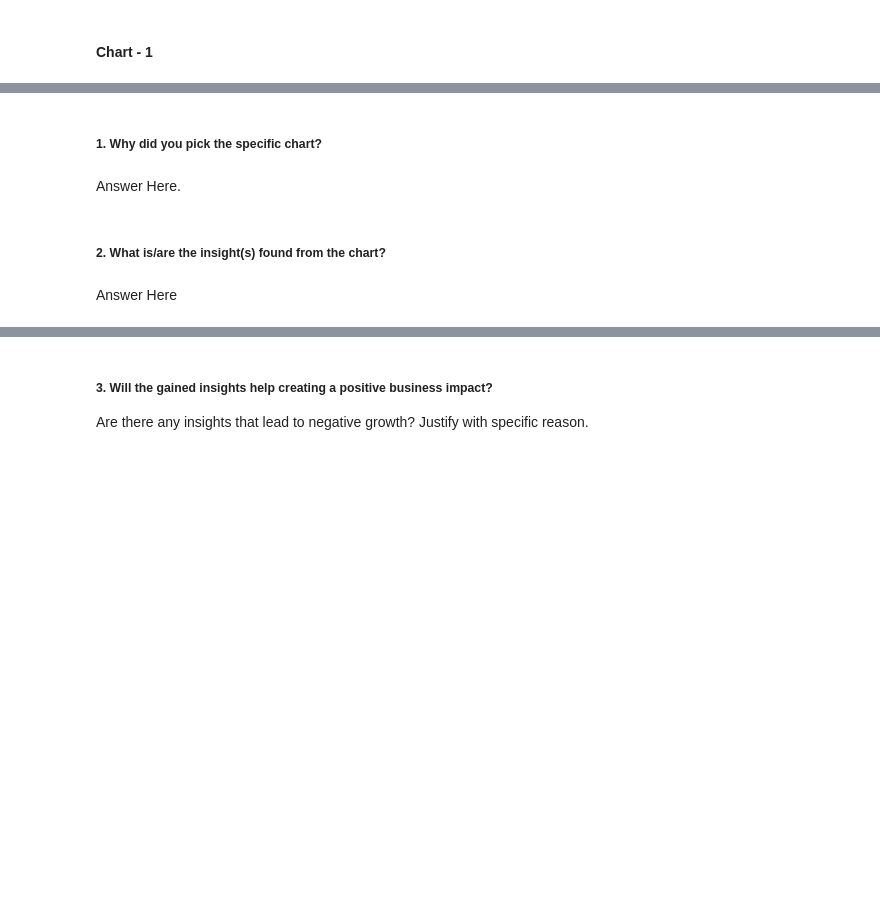
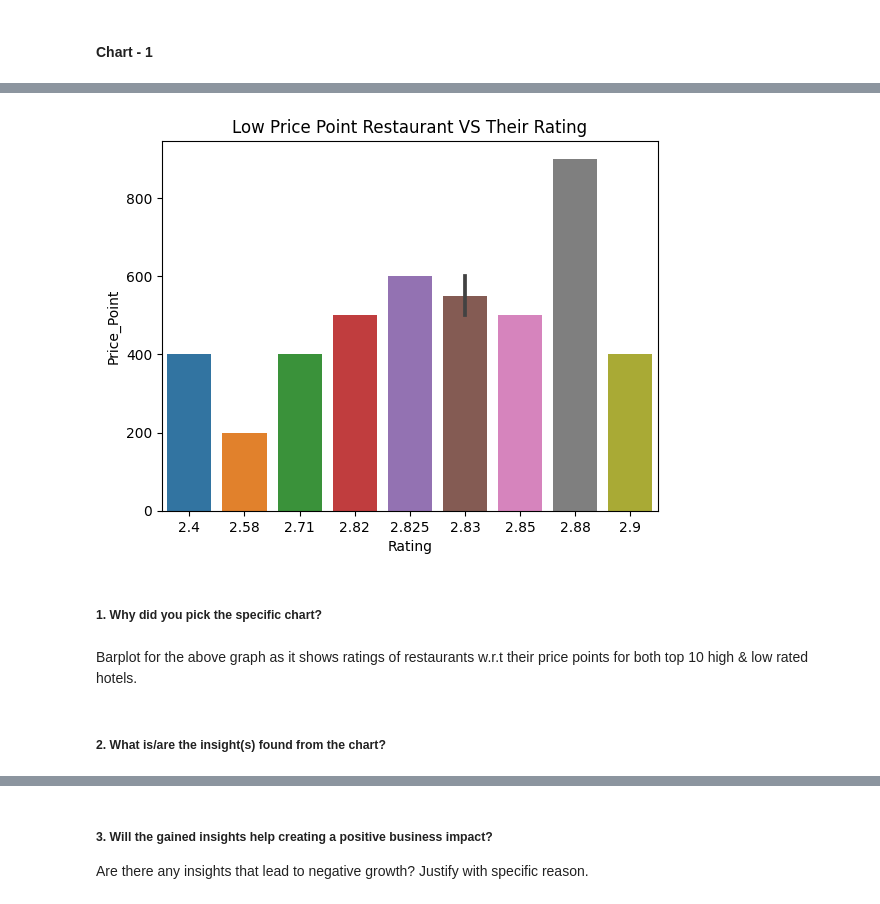
Before and after one commit to ruksz/Zomato-Restaurant---Unsupervised-ML, a Jupyter notebook: Unsupervised_ML_Zomato_Analysis.ipynb, the cells around one changed output, grey strips where cells are left out. Saved outputs shown, nothing was run; the diff lists cells and outputs as text; code cells hidden in the pictures; blank space fills up the shorter version.

```diff
--- a/Unsupervised_ML_Zomato_Analysis.ipynb
+++ b/Unsupervised_ML_Zomato_Analysis.ipynb
@@ -333,0 +518,4 @@ Answer Here.
+# %%
+#price point for high rated restaurants
+low_pp= price_p.sort_values('Rating')[:10]
+low_pp
@@ -334,8 +534,12 @@ Answer Here.
+# %%
+sns.barplot(data = low_pp, x = 'Rating', y = 'Price_Point')
+plt.title('Low Price Point Restaurant VS Their Rating')
+plt.show()
+# %% [output]
+[figure, added]
 # %% [markdown]
 ##### 1. Why did you pick the specific chart?
-# %% [markdown]
-Answer Here.
+# %% [markdown]
+Barplot for the above graph as it shows ratings of restaurants w.r.t their price points for both top 10 high & low rated hotels.
 # %% [markdown]
 ##### 2. What is/are the insight(s) found from the chart?
-# %% [markdown]
-Answer Here
```
Also changed, not shown: parts of 49 cells of this notebook.
